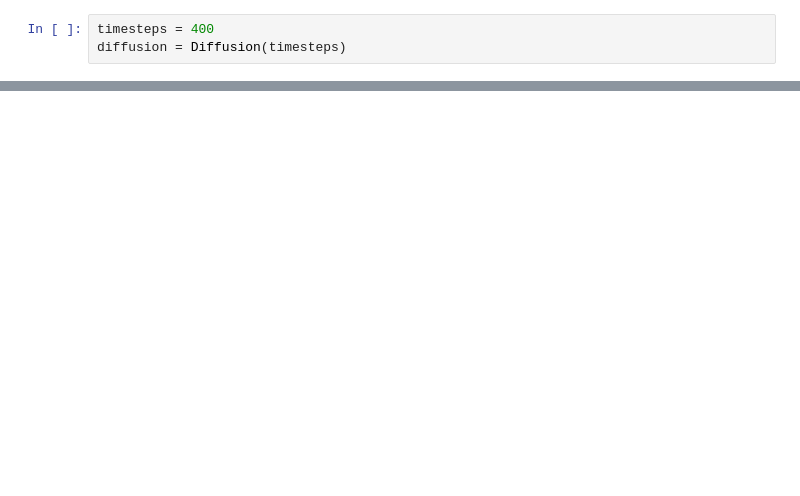
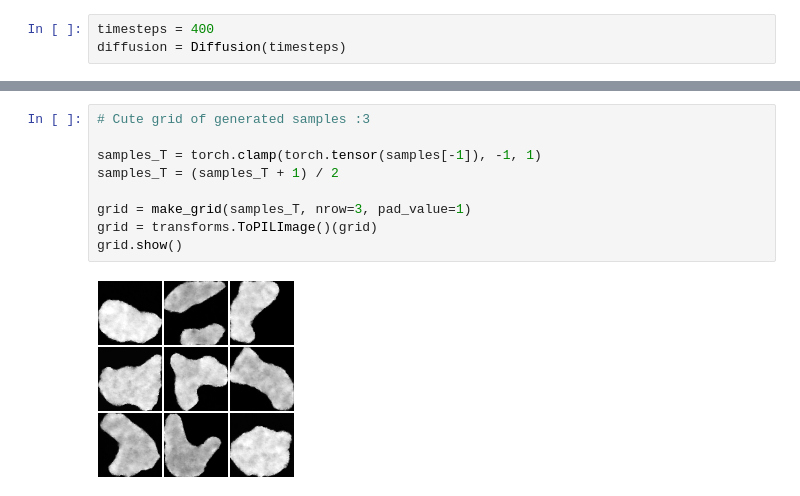
Before and after one commit to anghol/diffusion-substrates, a Jupyter notebook: notebooks/diffusion_cells.ipynb, the cells around one changed output, grey strips where cells are left out. Cells and saved outputs as stored; diff of their text form; blank space fills up the shorter version.

```diff
--- a/notebooks/diffusion_cells.ipynb
+++ b/notebooks/diffusion_cells.ipynb
@@ -179,0 +165,11 @@ samples = show_samples(16, diffusion, model, image_size, channels)
+# %%
+# Cute grid of generated samples :3
+
+samples_T = torch.clamp(torch.tensor(samples[-1]), -1, 1)
+samples_T = (samples_T + 1) / 2
+
+grid = make_grid(samples_T, nrow=3, pad_value=1)
+grid = transforms.ToPILImage()(grid)
+grid.show()
+# %% [output]
+[figure, added]
```
Also changed, not shown: parts of 11 cells of this notebook, 8 other files.
